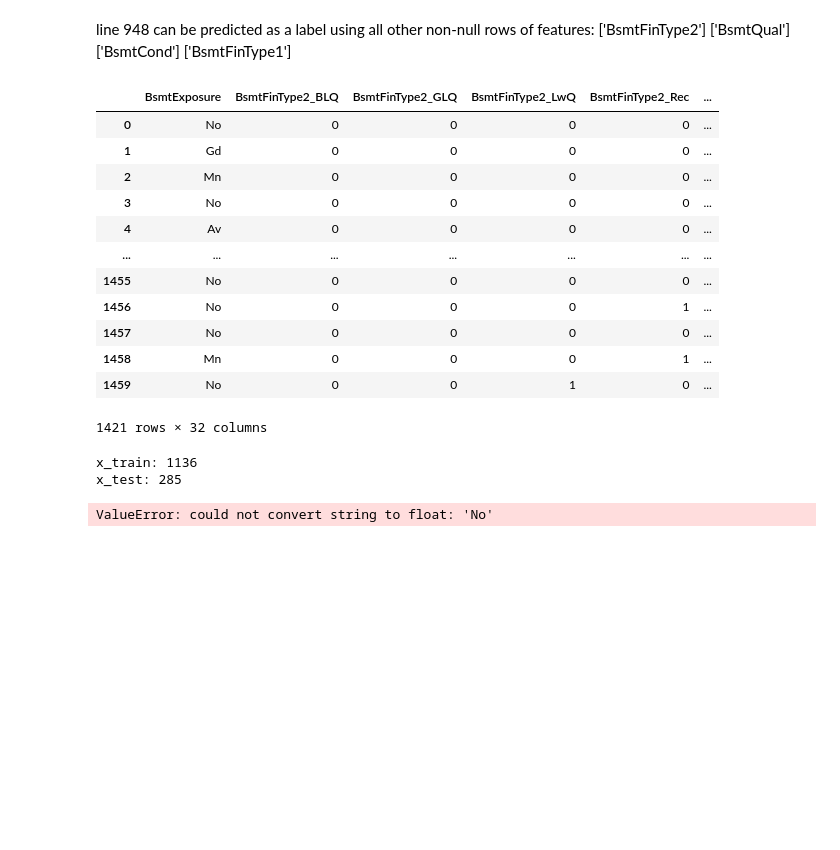
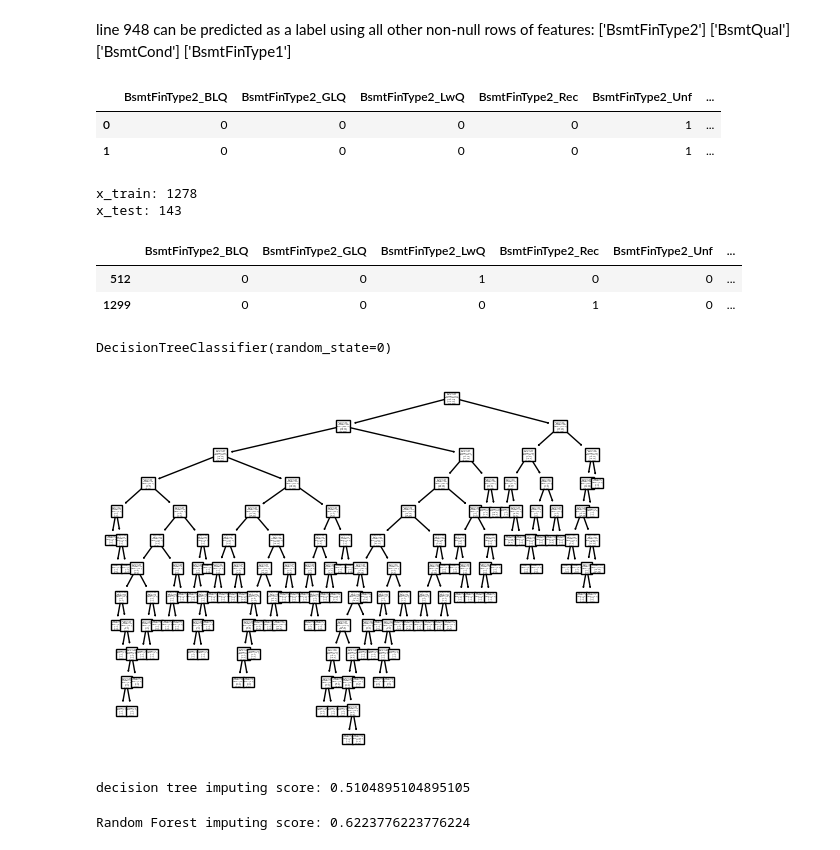
Before and after one commit to DorGetter/kaggle_competition_house_pricing, a Jupyter notebook: eda.ipynb, the cells around one changed output. Drawn from its saved outputs; the diff is of its cells as text; code cells hidden in the pictures; blank space fills up the shorter version.

Commit message:
creating RF to predict line948 basmentExposure

```diff
--- a/eda.ipynb
+++ b/eda.ipynb
@@ -249,42 +258,55 @@ df_bsmt_nn = data[
     ~data['BsmtCond'].isna() &
     ~data['BsmtFinType1'].isna()]
 # %%
-exp_data = df_bsmt_nn[['BsmtFinType2', 'BsmtFinType2', 'BsmtQual', 'BsmtCond', 'BsmtFinType1', 'BsmtExposure']]
+exp_data = df_bsmt_nn[['BsmtFinType2', 'BsmtFinType2', 'BsmtQual', 'BsmtCond', 'BsmtFinType1']]
 exp_labels = df_bsmt_nn['BsmtExposure']
 # %%
 from sklearn.preprocessing import OneHotEncoder
 
 # pd.get_dummies(df_bsmt_nn['BsmtExposure'])
 exp_data = pd.get_dummies(exp_data, columns = ['BsmtFinType2', 'BsmtFinType2', 'BsmtQual', 'BsmtCond', 'BsmtFinType1'], drop_first=True)
 exp_labels =  pd.get_dummies(exp_labels, columns = ['BsmtExposure'])
-exp_data
+exp_data.head(2)
 # %% [output]
-|  | BsmtExposure | BsmtFinType2_BLQ | BsmtFinType2_GLQ | BsmtFinType2_LwQ | BsmtFinType2_Rec | ... |
-| 0 | No | 0 | 0 | 0 | 0 | ... |
-| 1 | Gd | 0 | 0 | 0 | 0 | ... |
-| 2 | Mn | 0 | 0 | 0 | 0 | ... |
-| 3 | No | 0 | 0 | 0 | 0 | ... |
-| 4 | Av | 0 | 0 | 0 | 0 | ... |
-| ... | ... | ... | ... | ... | ... | ... |
-| 1455 | No | 0 | 0 | 0 | 0 | ... |
-| 1456 | No | 0 | 0 | 0 | 1 | ... |
-| 1457 | No | 0 | 0 | 0 | 0 | ... |
-| 1458 | Mn | 0 | 0 | 0 | 1 | ... |
-| 1459 | No | 0 | 0 | 1 | 0 | ... |
+|  | BsmtFinType2_BLQ | BsmtFinType2_GLQ | BsmtFinType2_LwQ | BsmtFinType2_Rec | BsmtFinType2_Unf | ... |
+| 0 | 0 | 0 | 0 | 0 | 1 | ... |
+| 1 | 0 | 0 | 0 | 0 | 1 | ... |
-1421 rows × 32 columns
 # %%
 from sklearn.model_selection import train_test_split
 
-X_train, X_test, y_train, y_test = train_test_split(exp_data,exp_labels,test_size=0.2)
+X_train, X_test, y_train, y_test = train_test_split(exp_data,exp_labels,test_size=0.1,  random_state=0)
 print(f"x_train: {len(X_train)}\nx_test: {len(X_test)}")
+X_train.head(2)
 # %% [output]
-x_train: 1136
-x_test: 285
+x_train: 1278
+x_test: 143
+|  | BsmtFinType2_BLQ | BsmtFinType2_GLQ | BsmtFinType2_LwQ | BsmtFinType2_Rec | BsmtFinType2_Unf | ... |
+| 512 | 0 | 0 | 1 | 0 | 0 | ... |
+| 1299 | 0 | 0 | 0 | 1 | 0 | ... |
 # %%
+# try model imputing:
+
+# Decision Tree:
 from sklearn.tree import DecisionTreeClassifier
 
-
-dt = DecisionTreeClassifier().fit(X_train,y_train)
-dt
+dt = DecisionTreeClassifier(random_state=0)
+dt.fit(X_train,y_train)
 # %% [output]
-ValueError: could not convert string to float: 'No'
+DecisionTreeClassifier(random_state=0)
+# %%
+from sklearn import tree
+tree.plot_tree(dt)
+plt.show()
+score = dt.score(X_test, y_test)
+print(f"decision tree imputing score: {score}")
+# %% [output]
+[figure, added]
+decision tree imputing score: 0.5104895104895105
+# %%
+from sklearn.ensemble import RandomForestClassifier
+clf = RandomForestClassifier(max_depth=2, random_state=0)
+clf.fit(X_train, y_train)
+score = clf.score(X_test, y_test)
+print(f"Random Forest imputing score: {score}")
+# %% [output]
+Random Forest imputing score: 0.6223776223776224
```
Also changed, not shown: parts of 6 cells of this notebook.
